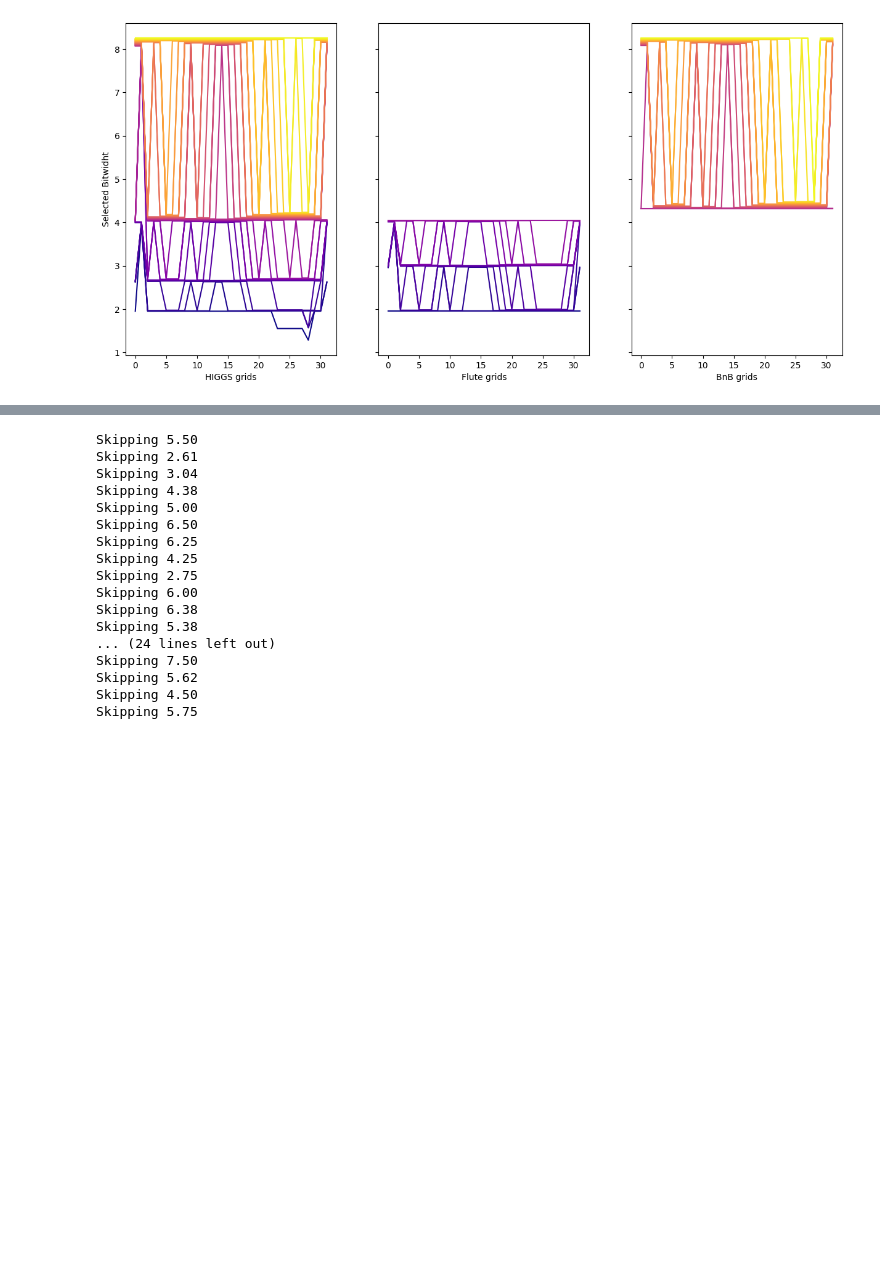
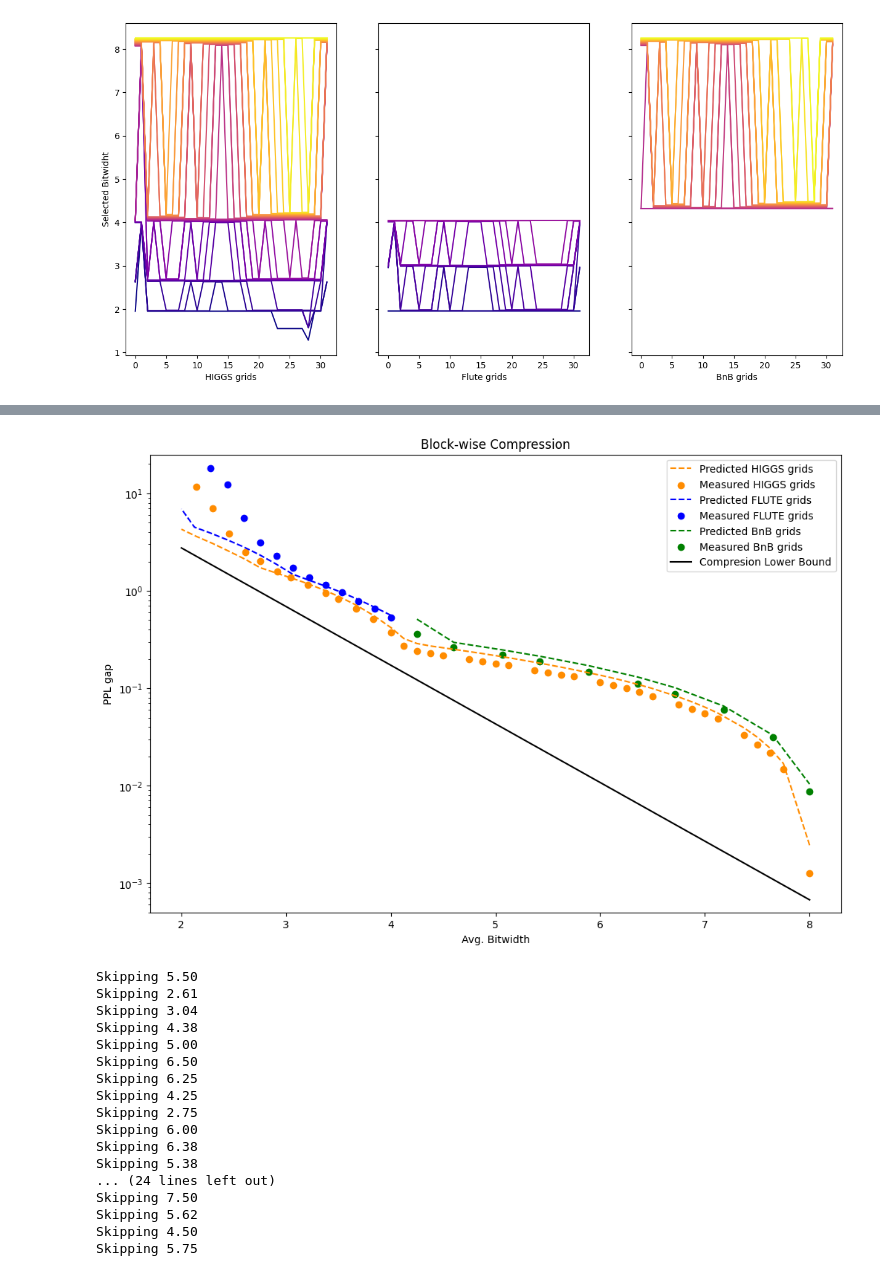
Before and after one commit to galqiwi/linear-layer-compression, a Jupyter notebook: Andrei/gptq/plots.ipynb, the cells around one changed output, grey strips where cells are left out. Saved outputs shown, nothing was run; the diff lists cells and outputs as text; code cells hidden in the pictures; blank space fills up the shorter version.

Commit message:
fixes and new plots

```diff
--- a/Andrei/gptq/plots.ipynb
+++ b/Andrei/gptq/plots.ipynb
@@ -381,7 +385,7 @@ def eval_grid(edenn_d: int, edenn_n: int):
     return mse, entropy / edenn_d
 
 good_grids_with_mse = []
-for (edenn_d, edenn_n) in good_grids:
+for (edenn_d, edenn_n) in tqdm(good_grids):
     mse, entropy = eval_grid(edenn_d, edenn_n)
     good_grids_with_mse.append({
             "name": f"edenn_{edenn_d}_{edenn_n}",
@@ -869,0 +772,85 @@ plt.legend()
+# %%
+NORMALIZATION = ref_sum_slope / sum(slopes)
+
+# ANY
+bitwidths, ppl_gaps = get_bitwidths_ppl_gaps(any_configurations, good_grids_with_mse, slopes, np.ones((32,)) / 32)
+# plt.plot(
+#     bitwidths,
+#     ppl_gaps,
+#     color="gray", linestyle="--", label=f"Predicted any grids"
+# )
+
+# HIGGS
+bitwidths, ppl_gaps = get_bitwidths_ppl_gaps(higgs_configurations, higgs_grids, slopes, np.ones((32,)) / 32)
+plt.plot(
+    bitwidths,
+    ppl_gaps * NORMALIZATION,
+    linestyle="--", color="darkorange", label=f"Predicted HIGGS grids"
+)
+plt.scatter(
+    higgs_bitwisths,
+    higgs_ppls - np.min(rtn_ppls),
+    color="darkorange", marker="o", label="Measured HIGGS grids"
+)
+# plt.scatter(
+#     [8/4, 8/3, 8/2],
+#     np.asarray([300.50626, 10.31264, 6.03953]) - np.min(rtn_ppls),
+#     color="orange", marker="*", label="Measured constant bpw HIGGS grids"
+# )
+
+# FLUTE
+bitwidths, ppl_gaps = get_bitwidths_ppl_gaps(flute_configurations, flute_grids, slopes, np.ones((32,)) / 32)
+plt.plot(
+    bitwidths,
+    ppl_gaps * NORMALIZATION,
+    linestyle="--", color="blue", label=f"Predicted FLUTE grids"
+)
+plt.scatter(
+    flute_bitwisths,
+    flute_ppls - np.min(rtn_ppls),
+    color="blue", marker="o", label="Measured FLUTE grids"
+)
+
+# QuIP#
+bitwidths, ppl_gaps = get_bitwidths_ppl_gaps(quip_sharp_configurations, quip_sharp_grids, slopes, np.ones((32,)) / 32)
+# plt.plot(
+#     bitwidths,
+#     ppl_gaps,
+#     linestyle="--", color="blue", label=f"Predicted QuIP# grids"
+# )
+
+# BnB
+plt.plot(
+    df["bitwidht"],
+    df["solution_pred_err"] * NORMALIZATION,
+    linestyle="--", color="green", label=f"Predicted BnB grids"
+)
+plt.scatter(
+    df["bitwidht"],
+    df["solution_real_err"],
+    color="green", marker="o", label="Measured BnB grids"
+)
+
+
+# FLUTE+BnB
+bitwidths, ppl_gaps = get_bitwidths_ppl_gaps(combo_configurations, combo_grids, slopes, np.ones((32,)) / 32)
+# plt.plot(
+#     bitwidths,
+#     ppl_gaps,
+#     linestyle="--", label=f"Predicted FLUTE+BnB grids"
+# )
+plt.plot(
+    np.linspace(2, 8),
+    [expected_ppl_gap(slopes * NORMALIZATION, get_optimal_blockwise_bitwidths(slopes, bpw))  for bpw in np.linspace(2, 8)],
+    color="black", label="Compresion Lower Bound",
+)
+
+plt.xlabel("Avg. Bitwidth")
+plt.ylabel("PPL gap")
+
+plt.yscale('log')
+plt.ylim(5e-4, 25)
+
+plt.legend()
+plt.title("Block-wise Compression")
+# %% [output]
@@ -870,3 +858,4 @@ plt.legend()
+[figure, added]
 # %%
 import subprocess
 
```
Also changed, not shown: parts of 15 cells of this notebook, 3 other files.
